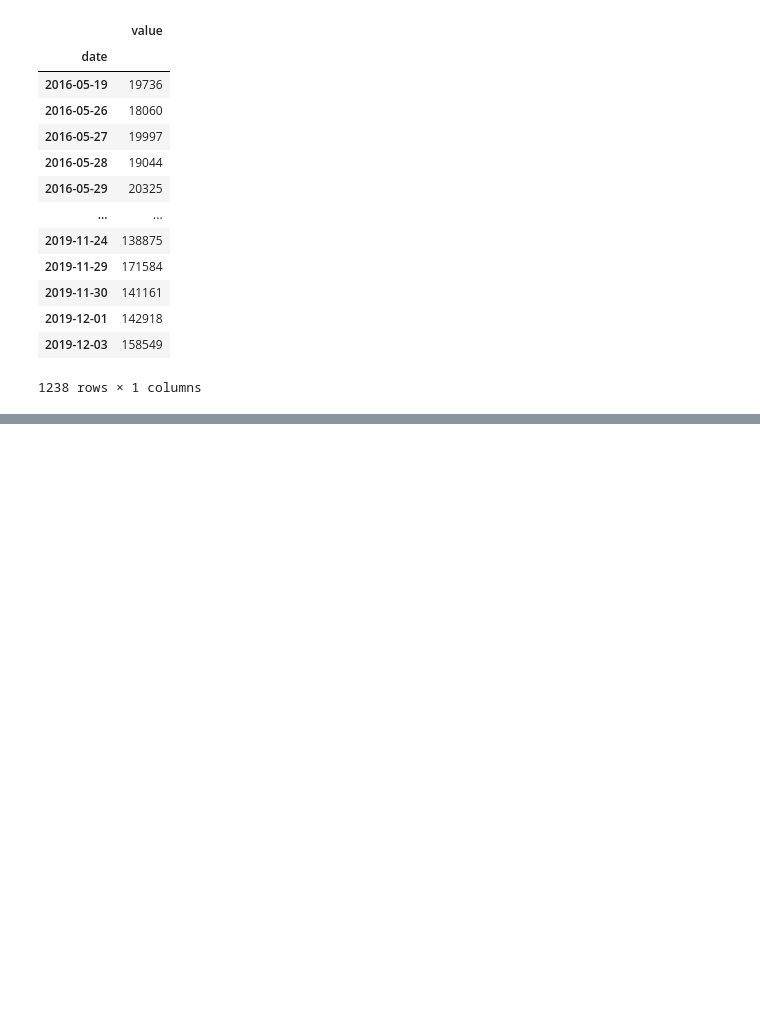
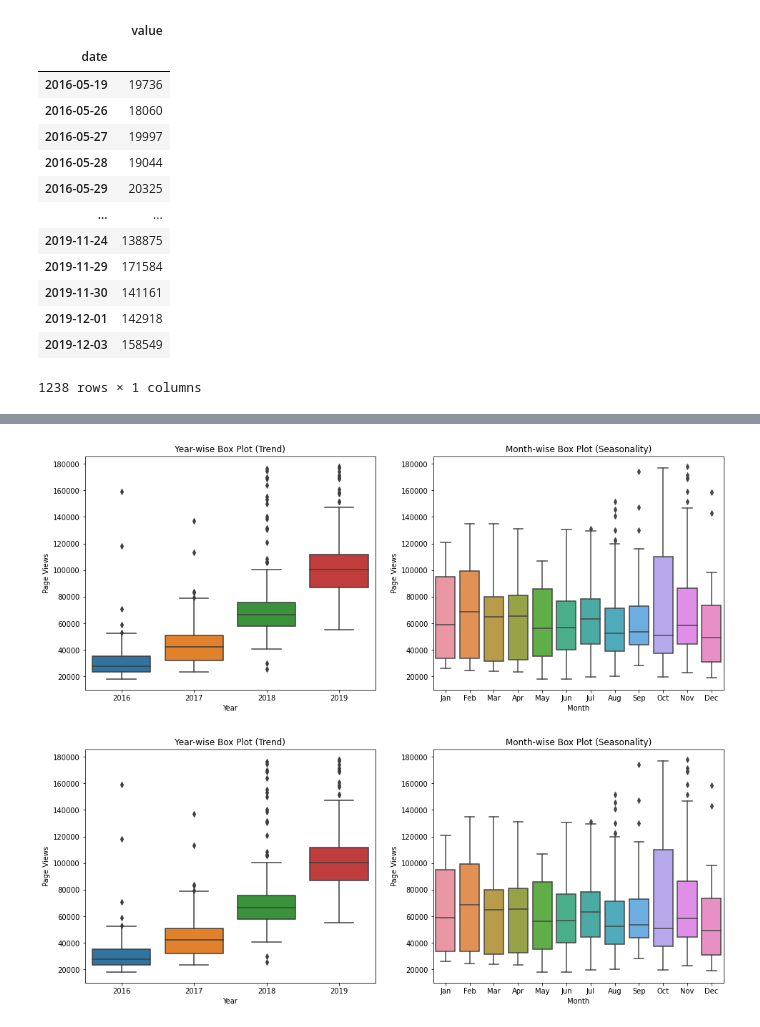
Before and after one commit to MohamedAbdElgni/pageviews-FCC, a Jupyter notebook: Page_views.ipynb, the cells around one changed output, grey strips where cells are left out. Cells and saved outputs as stored; diff of their text form; code cells hidden in the pictures; blank space fills up the shorter version.

```diff
--- a/Page_views.ipynb
+++ b/Page_views.ipynb
@@ -134,0 +136,15 @@ Text(0, 0.5, 'Average Page Views')
+# %%
+def draw_box_plot():
+    fig, (ax1, ax2) = plt.subplots(1, 2, figsize=(16, 6))
+    sns.boxplot(ax=ax1, data=df_box, x=df_box["year"], y=df_box["value"])
+    ax1.set(xlabel="Year", ylabel="Page Views", title="Year-wise Box Plot (Trend)")
+    sns.boxplot(ax=ax2,data=df_box,x=df_box["month"],y=df_box["value"],order=["Jan","Feb","Mar","Apr","May","Jun","Jul","Aug","Sep","Oct","Nov","Dec",])
+    ax2.set_title("Month-wise Box Plot (Seasonality)")
+    ax2.set_xlabel("Month")
+    ax2.set_ylabel("Page Views")
+    return fig
+# %%
+draw_box_plot()
+# %% [output]
+[figure, added]
+[figure, added]
```
Also changed, not shown: parts of 14 cells of this notebook.
